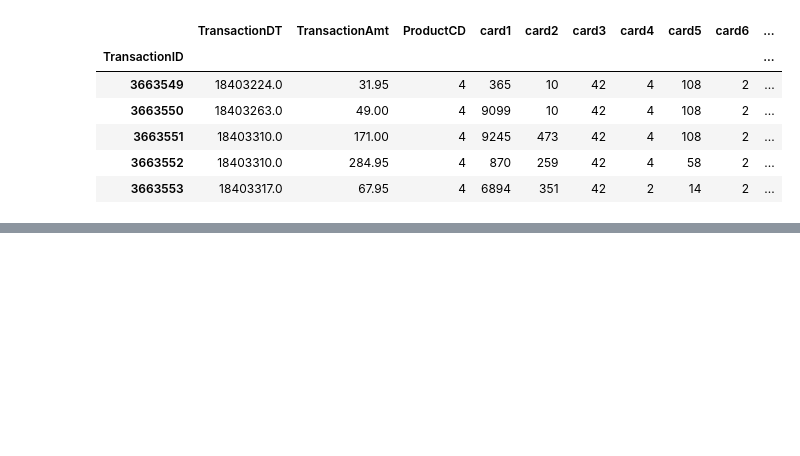
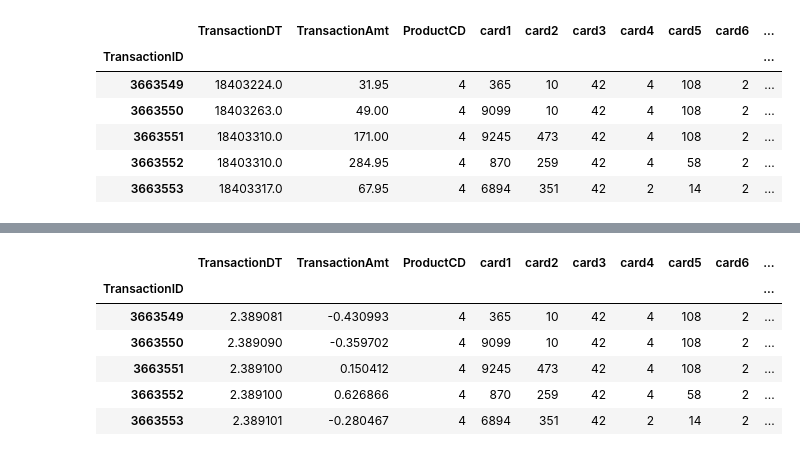
Before and after one commit to tugusav/fraud-detection-system-ann, a Jupyter notebook: Advanced Feature Engineering FDS.ipynb, the cells around one changed output, grey strips where cells are left out. Saved outputs shown, nothing was run; the diff lists cells and outputs as text; code cells hidden in the pictures; blank space fills up the shorter version.

```diff
--- a/Advanced Feature Engineering FDS.ipynb
+++ b/Advanced Feature Engineering FDS.ipynb
@@ -304,0 +321,10 @@ X_test.to_pickle('test_clean_knn2.pkl')
+# %%
+test_data.head()
+# %% [output]
+|  | TransactionDT | TransactionAmt | ProductCD | card1 | card2 | card3 | card4 | card5 | card6 | ... |
+| TransactionID |  |  |  |  |  |  |  |  |  | ... |
+| 3663549 | 2.389081 | -0.430993 | 4 | 365 | 10 | 42 | 4 | 108 | 2 | ... |
+| 3663550 | 2.389090 | -0.359702 | 4 | 9099 | 10 | 42 | 4 | 108 | 2 | ... |
+| 3663551 | 2.389100 | 0.150412 | 4 | 9245 | 473 | 42 | 4 | 108 | 2 | ... |
+| 3663552 | 2.389100 | 0.626866 | 4 | 870 | 259 | 42 | 4 | 58 | 2 | ... |
+| 3663553 | 2.389101 | -0.280467 | 4 | 6894 | 351 | 42 | 2 | 14 | 2 | ... |
```
Also changed, not shown: parts of 11 cells of this notebook, 2 other files.
